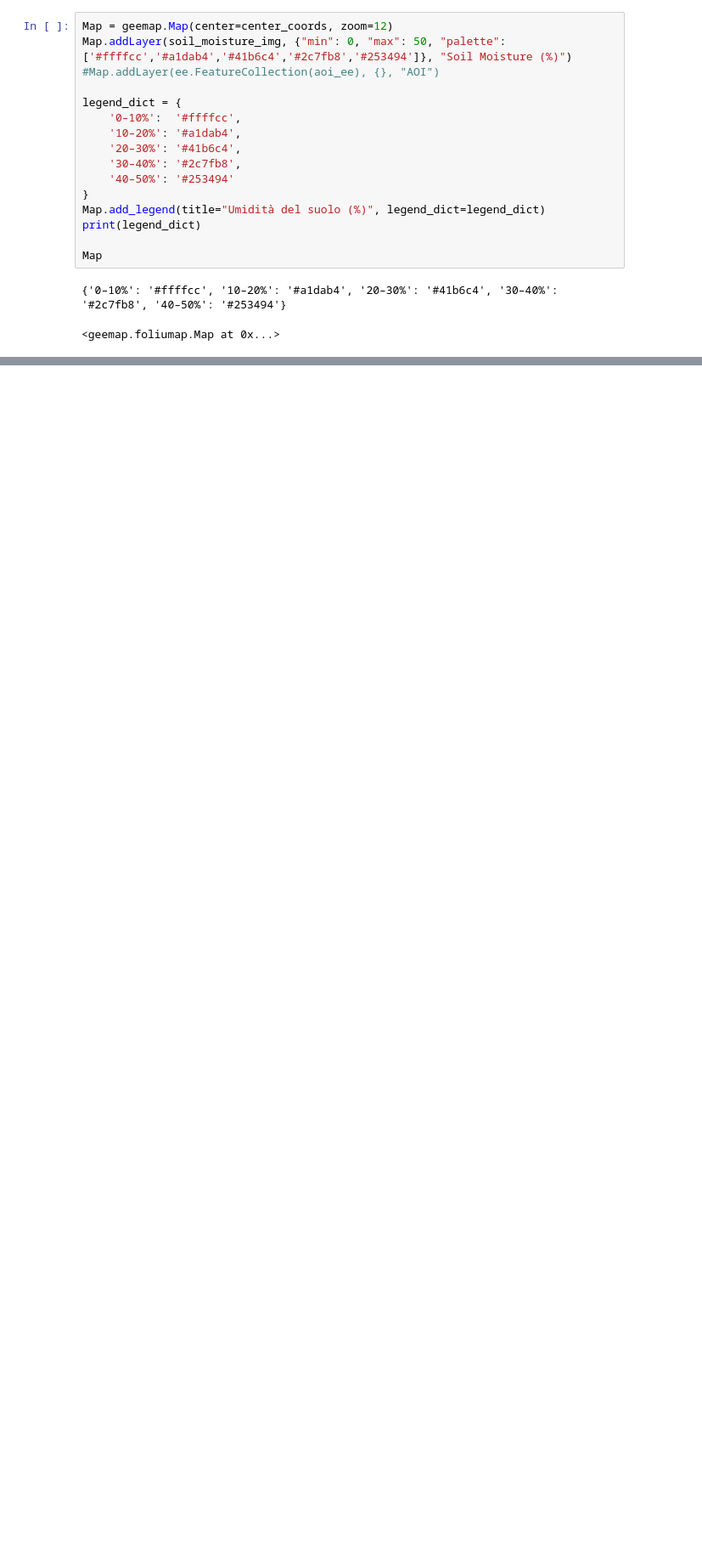
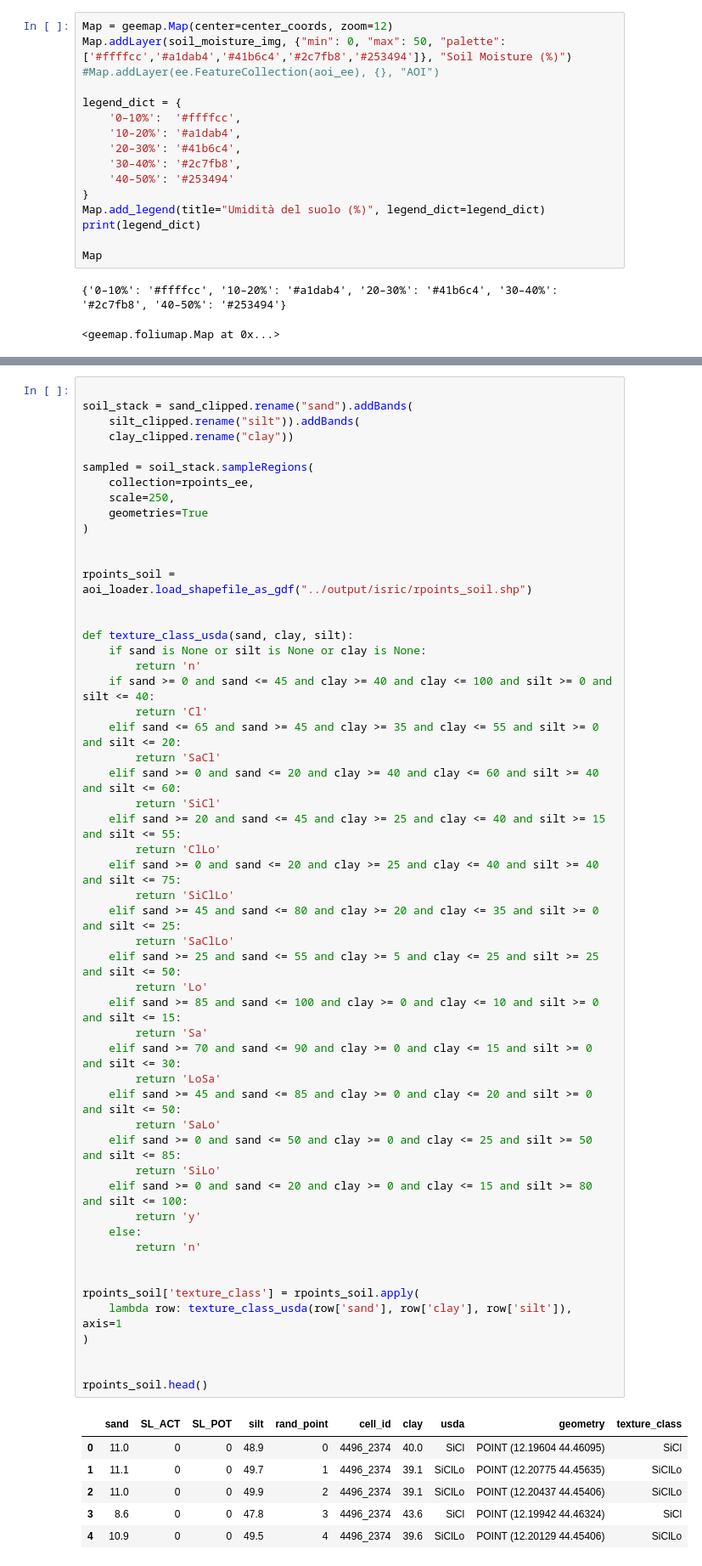
Before and after one commit to JungleKiosk/SAR, a Jupyter notebook: notebook/1_s1_moisture.ipynb, the cells around one changed output, grey strips where cells are left out. Shown at 85% size. Cells and saved outputs as stored; diff of their text form; blank space fills up the shorter version.

Commit message:
preprocessing isric img + texture classes

```diff
--- a/notebook/1_s1_moisture.ipynb
+++ b/notebook/1_s1_moisture.ipynb
@@ -207,0 +277,60 @@ SyntaxError: invalid syntax. Perhaps you forgot a comma? (1291554160.py, line 3)
+# %%
+
+soil_stack = sand_clipped.rename("sand").addBands(
+    silt_clipped.rename("silt")).addBands(
+    clay_clipped.rename("clay"))
+
+sampled = soil_stack.sampleRegions(
+    collection=rpoints_ee,
+    scale=250,
+    geometries=True
+)
+
+
+rpoints_soil = aoi_loader.load_shapefile_as_gdf("../output/isric/rpoints_soil.shp")
+
+
+def texture_class_usda(sand, clay, silt):
+    if sand is None or silt is None or clay is None:
+        return 'n'
+    if sand >= 0 and sand <= 45 and clay >= 40 and clay <= 100 and silt >= 0 and silt <= 40:
+        return 'Cl'
+    elif sand <= 65 and sand >= 45 and clay >= 35 and clay <= 55 and silt >= 0 and silt <= 20:
+        return 'SaCl'
+    elif sand >= 0 and sand <= 20 and clay >= 40 and clay <= 60 and silt >= 40 and silt <= 60:
+        return 'SiCl'
+    elif sand >= 20 and sand <= 45 and clay >= 25 and clay <= 40 and silt >= 15 and silt <= 55:
+        return 'ClLo'
+    elif sand >= 0 and sand <= 20 and clay >= 25 and clay <= 40 and silt >= 40 and silt <= 75:
+        return 'SiClLo'
+    elif sand >= 45 and sand <= 80 and clay >= 20 and clay <= 35 and silt >= 0 and silt <= 25:
+        return 'SaClLo'
+    elif sand >= 25 and sand <= 55 and clay >= 5 and clay <= 25 and silt >= 25 and silt <= 50:
+        return 'Lo'
+    elif sand >= 85 and sand <= 100 and clay >= 0 and clay <= 10 and silt >= 0 and silt <= 15:
+        return 'Sa'
+    elif sand >= 70 and sand <= 90 and clay >= 0 and clay <= 15 and silt >= 0 and silt <= 30:
+        return 'LoSa'
+    elif sand >= 45 and sand <= 85 and clay >= 0 and clay <= 20 and silt >= 0 and silt <= 50:
+        return 'SaLo'
+    elif sand >= 0 and sand <= 50 and clay >= 0 and clay <= 25 and silt >= 50 and silt <= 85:
+        return 'SiLo'
+    elif sand >= 0 and sand <= 20 and clay >= 0 and clay <= 15 and silt >= 80 and silt <= 100:
+        return 'y'
+    else:
+        return 'n'
+
+
+rpoints_soil['texture_class'] = rpoints_soil.apply(
+    lambda row: texture_class_usda(row['sand'], row['clay'], row['silt']), axis=1
+)
+
+
+rpoints_soil.head()
+# %% [output]
+|  | sand | SL_ACT | SL_POT | silt | rand_point | cell_id | clay | usda | geometry | texture_class |
+| 0 | 11.0 | 0 | 0 | 48.9 | 0 | 4496_2374 | 40.0 | SiCl | POINT (12.19604 44.46095) | SiCl |
+| 1 | 11.1 | 0 | 0 | 49.7 | 1 | 4496_2374 | 39.1 | SiClLo | POINT (12.20775 44.45635) | SiClLo |
+| 2 | 11.0 | 0 | 0 | 49.9 | 2 | 4496_2374 | 39.1 | SiClLo | POINT (12.20437 44.45406) | SiClLo |
+| 3 | 8.6 | 0 | 0 | 47.8 | 3 | 4496_2374 | 43.6 | SiCl | POINT (12.19942 44.46324) | SiCl |
+| 4 | 10.9 | 0 | 0 | 49.5 | 4 | 4496_2374 | 39.6 | SiClLo | POINT (12.20129 44.45406) | SiClLo |
```
Also changed, not shown: parts of 7 cells of this notebook, 2 other files.
